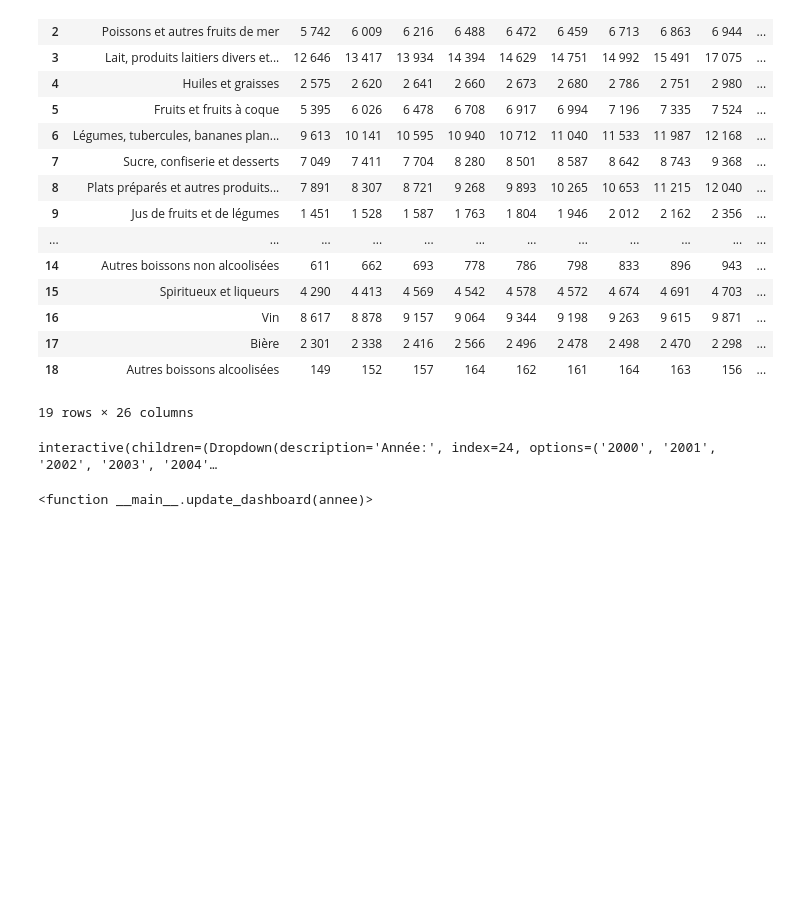
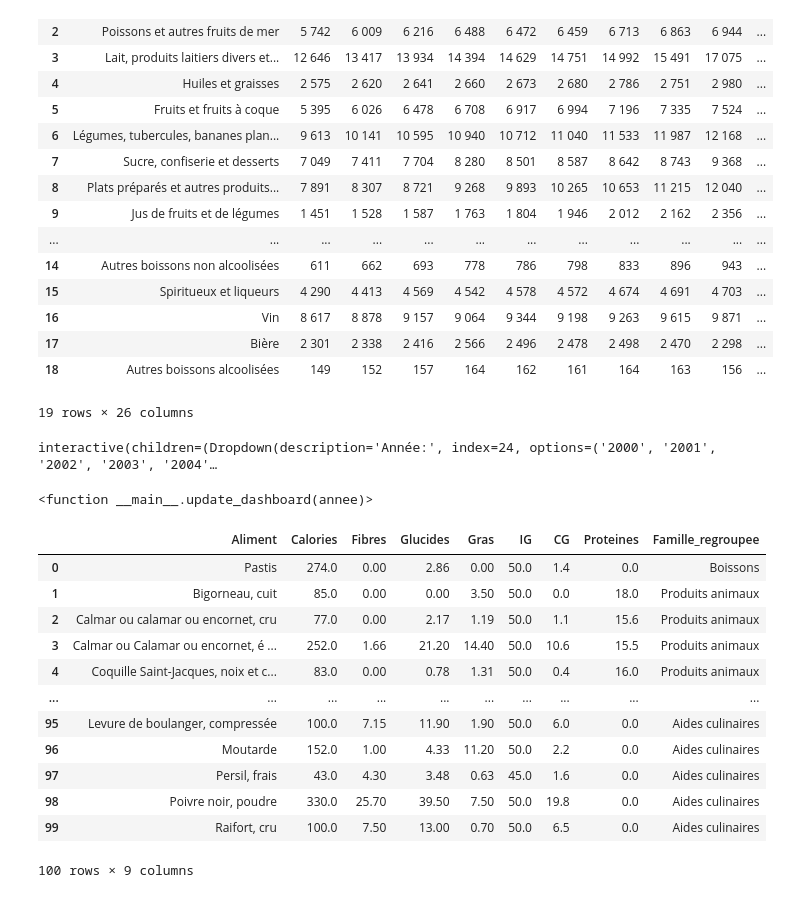
Before and after one commit to stevens75010/nutriprofil, a Jupyter notebook: notebooks/insee.ipynb, the cells around one changed output. Cells and saved outputs as stored; diff of their text form; code cells hidden in the pictures; blank space fills up the shorter version.

Commit message:
ajout dataset aliments

```diff
--- a/notebooks/insee.ipynb
+++ b/notebooks/insee.ipynb
@@ -212,3 +212,21 @@ interact(
 # %% [output]
 interactive(children=(Dropdown(description='Année:', index=24, options=('2000', '2001', '2002', '2003', '2004'…
 <function __main__.update_dashboard(annee)>
+# %%
+aliment = pd.read_csv("../datasets/composition/DF_Aliment_NUTRIPROFIL.csv", nrows=100)
+#aliment['Famille_regroupee'].unique()
+aliment
+# %% [output]
+|  | Aliment | Calories | Fibres | Glucides | Gras | IG | CG | Proteines | Famille_regroupee |
+| 0 | Pastis | 274.0 | 0.00 | 2.86 | 0.00 | 50.0 | 1.4 | 0.0 | Boissons |
+| 1 | Bigorneau, cuit | 85.0 | 0.00 | 0.00 | 3.50 | 50.0 | 0.0 | 18.0 | Produits animaux |
+| 2 | Calmar ou calamar ou encornet, cru | 77.0 | 0.00 | 2.17 | 1.19 | 50.0 | 1.1 | 15.6 | Produits animaux |
+| 3 | Calmar ou Calamar ou encornet, é ... | 252.0 | 1.66 | 21.20 | 14.40 | 50.0 | 10.6 | 15.5 | Produits animaux |
+| 4 | Coquille Saint-Jacques, noix et c... | 83.0 | 0.00 | 0.78 | 1.31 | 50.0 | 0.4 | 16.0 | Produits animaux |
+| ... | ... | ... | ... | ... | ... | ... | ... | ... | ... |
+| 95 | Levure de boulanger, compressée | 100.0 | 7.15 | 11.90 | 1.90 | 50.0 | 6.0 | 0.0 | Aides culinaires |
+| 96 | Moutarde | 152.0 | 1.00 | 4.33 | 11.20 | 50.0 | 2.2 | 0.0 | Aides culinaires |
+| 97 | Persil, frais | 43.0 | 4.30 | 3.48 | 0.63 | 45.0 | 1.6 | 0.0 | Aides culinaires |
+| 98 | Poivre noir, poudre | 330.0 | 25.70 | 39.50 | 7.50 | 50.0 | 19.8 | 0.0 | Aides culinaires |
+| 99 | Raifort, cru | 100.0 | 7.50 | 13.00 | 0.70 | 50.0 | 6.5 | 0.0 | Aides culinaires |
+100 rows × 9 columns
```
Also changed, not shown: 3 other files.
